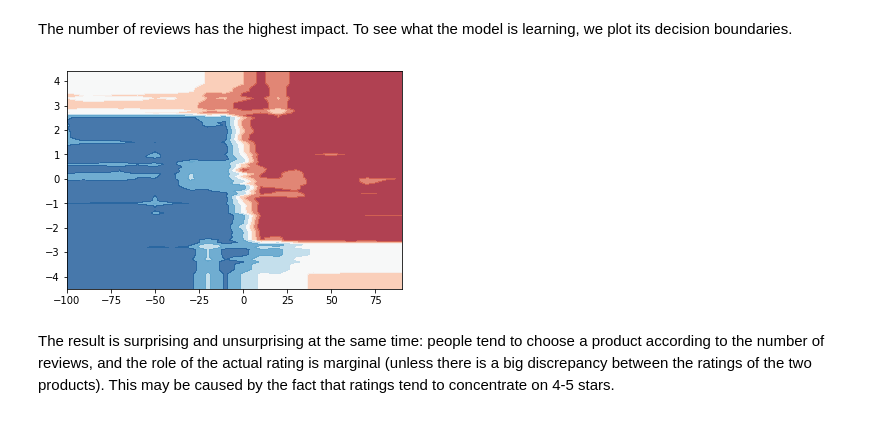
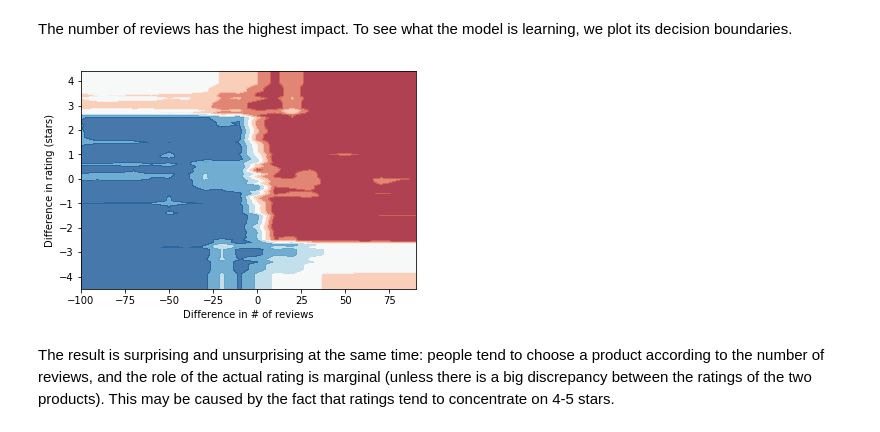
Before and after one commit to tarmeens/ada-homework, a Jupyter notebook: project/Final.ipynb, the cells around one changed output. Saved outputs shown, nothing was run; the diff lists cells and outputs as text; code cells hidden in the pictures.

```diff
--- a/project/Final.ipynb
+++ b/project/Final.ipynb
@@ -1164,16 +1168,17 @@ To see what the model is learning, we plot its decision boundaries.
 # %%
 x_min, x_max = X[:, 0].min() - .5, X[:, 0].max() + .5
 y_min, y_max = X[:, 1].min() - .5, X[:, 1].max() + .5
 x_min = -100
 x_max = 100
 xx, yy = np.meshgrid(np.arange(x_min, x_max, 10),
                      np.arange(y_min, y_max, 0.1))
 
 Z = clf.predict_proba(np.c_[xx.ravel(), yy.ravel()])[:, 1]
 Z = Z.reshape(xx.shape)
-_ = plt.contourf(xx, yy, Z, cmap=plt.cm.RdBu, alpha=.8)
-# TODO: add axes
+plt.contourf(xx, yy, Z, cmap=plt.cm.RdBu, alpha=.8)
+plt.xlabel('Difference in # of reviews')
+_ = plt.ylabel('Difference in rating (stars)')
 # %% [output]
-[figure, old version]
+[figure, new version]
 # %% [markdown]
 The result is surprising and unsurprising at the same time: people tend to choose a product according to the number of reviews, and the role of the actual rating is marginal (unless there is a big discrepancy between the ratings of the two products). This may be caused by the fact that ratings tend to concentrate on 4-5 stars.
```
Also changed, not shown: parts of 6 cells of this notebook, 1 other file.
